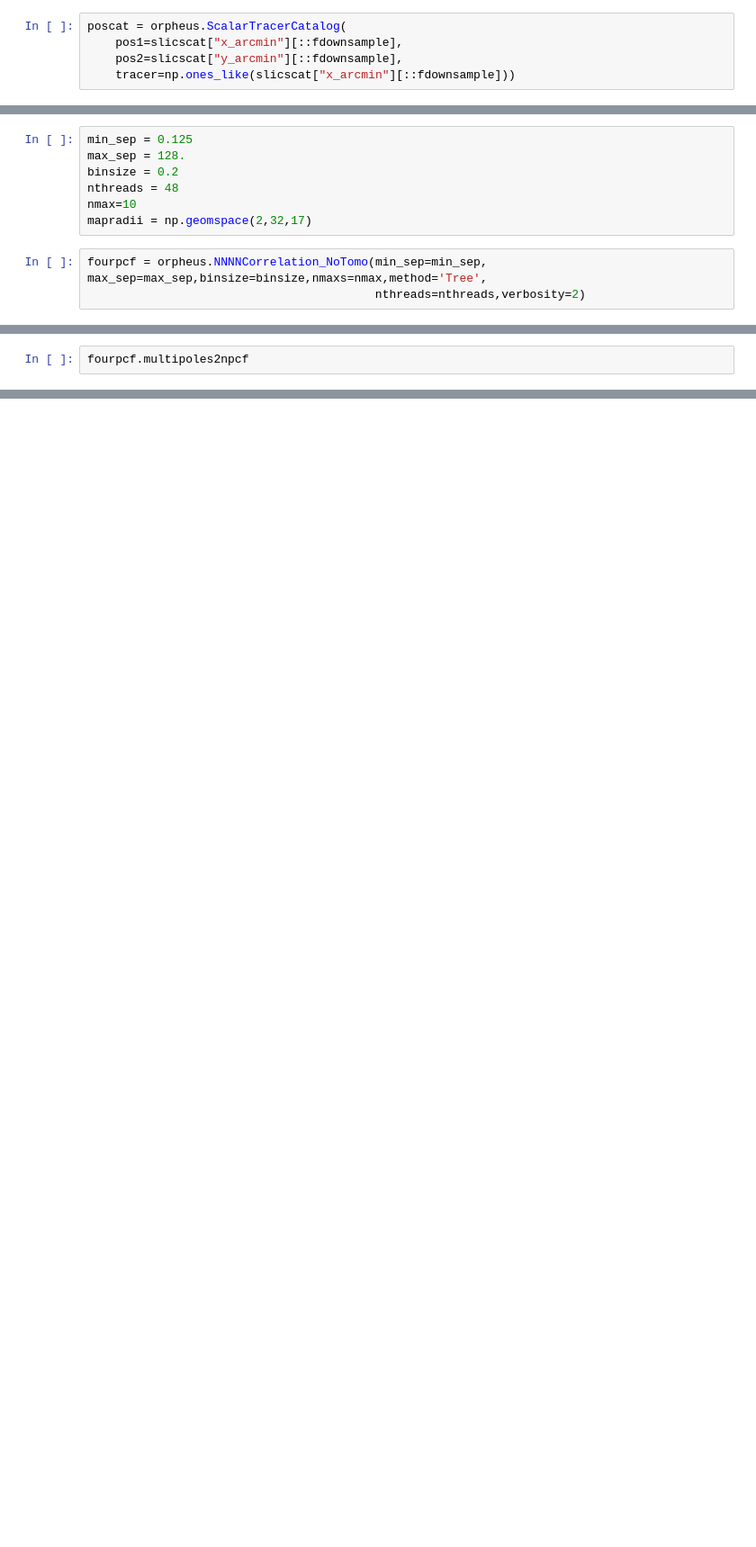
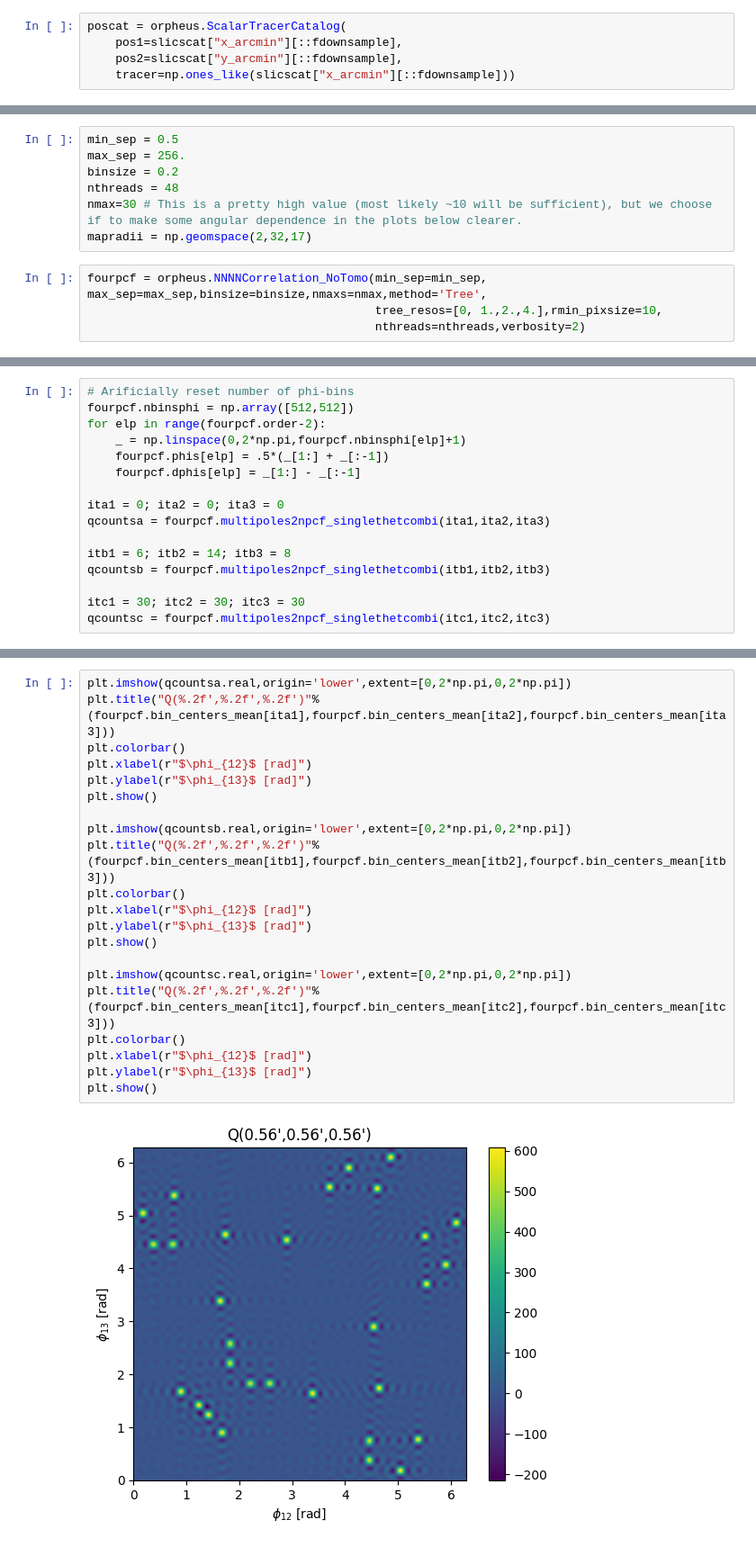
Before and after one commit to lporth93/orpheus, a Jupyter notebook: docs/source/notebooks/NNNN_tutorial.ipynb, the cells around one changed output, grey strips where cells are left out. Shown at 90% size. Cells and saved outputs as stored; diff of their text form; blank space fills up the shorter version.

```diff
--- a/docs/source/notebooks/NNNN_tutorial.ipynb
+++ b/docs/source/notebooks/NNNN_tutorial.ipynb
@@ -51,12 +55,13 @@ Number of galaxies:307081 --> effective nbar: 0.853/arcmin^2 on 100.00 deg^2
 # %%
-min_sep = 0.125
-max_sep = 128.
+min_sep = 0.5
+max_sep = 256.
 binsize = 0.2
 nthreads = 48
-nmax=10
+nmax=30 # This is a pretty high value (most likely ~10 will be sufficient), but we choose if to make some angular dependence in the plots below clearer.
 mapradii = np.geomspace(2,32,17)
 # %%
 fourpcf = orpheus.NNNNCorrelation_NoTomo(min_sep=min_sep, max_sep=max_sep,binsize=binsize,nmaxs=nmax,method='Tree',
+                                         tree_resos=[0, 1.,2.,4.],rmin_pixsize=10,
                                          nthreads=nthreads,verbosity=2)
 # %%
 %%time
@@ -82,2 +93,16 @@ Wall time: 52min 5s
 # %%
-fourpcf.multipoles2npcf
+# Arificially reset number of phi-bins
+fourpcf.nbinsphi = np.array([512,512])
+for elp in range(fourpcf.order-2):
+    _ = np.linspace(0,2*np.pi,fourpcf.nbinsphi[elp]+1)
+    fourpcf.phis[elp] = .5*(_[1:] + _[:-1])
+    fourpcf.dphis[elp] = _[1:] - _[:-1]
+
+ita1 = 0; ita2 = 0; ita3 = 0
+qcountsa = fourpcf.multipoles2npcf_singlethetcombi(ita1,ita2,ita3)
+
+itb1 = 6; itb2 = 14; itb3 = 8
+qcountsb = fourpcf.multipoles2npcf_singlethetcombi(itb1,itb2,itb3)
+
+itc1 = 30; itc2 = 30; itc3 = 30
+qcountsc = fourpcf.multipoles2npcf_singlethetcombi(itc1,itc2,itc3)
@@ -85,0 +117,23 @@ AttributeError: 'NoneType' object has no attribute 'shape'
+# %%
+plt.imshow(qcountsa.real,origin='lower',extent=[0,2*np.pi,0,2*np.pi])
+plt.title("Q(%.2f',%.2f',%.2f')"%(fourpcf.bin_centers_mean[ita1],fourpcf.bin_centers_mean[ita2],fourpcf.bin_centers_mean[ita3]))
+plt.colorbar()
+plt.xlabel(r"$\phi_{12}$ [rad]")
+plt.ylabel(r"$\phi_{13}$ [rad]")
+plt.show()
+
+plt.imshow(qcountsb.real,origin='lower',extent=[0,2*np.pi,0,2*np.pi])
+plt.title("Q(%.2f',%.2f',%.2f')"%(fourpcf.bin_centers_mean[itb1],fourpcf.bin_centers_mean[itb2],fourpcf.bin_centers_mean[itb3]))
+plt.colorbar()
+plt.xlabel(r"$\phi_{12}$ [rad]")
+plt.ylabel(r"$\phi_{13}$ [rad]")
+plt.show()
+
+plt.imshow(qcountsc.real,origin='lower',extent=[0,2*np.pi,0,2*np.pi])
+plt.title("Q(%.2f',%.2f',%.2f')"%(fourpcf.bin_centers_mean[itc1],fourpcf.bin_centers_mean[itc2],fourpcf.bin_centers_mean[itc3]))
+plt.colorbar()
+plt.xlabel(r"$\phi_{12}$ [rad]")
+plt.ylabel(r"$\phi_{13}$ [rad]")
+plt.show()
+# %% [output]
+[figure, added]
```
Also changed, not shown: parts of 12 cells of this notebook, 11 other files.
